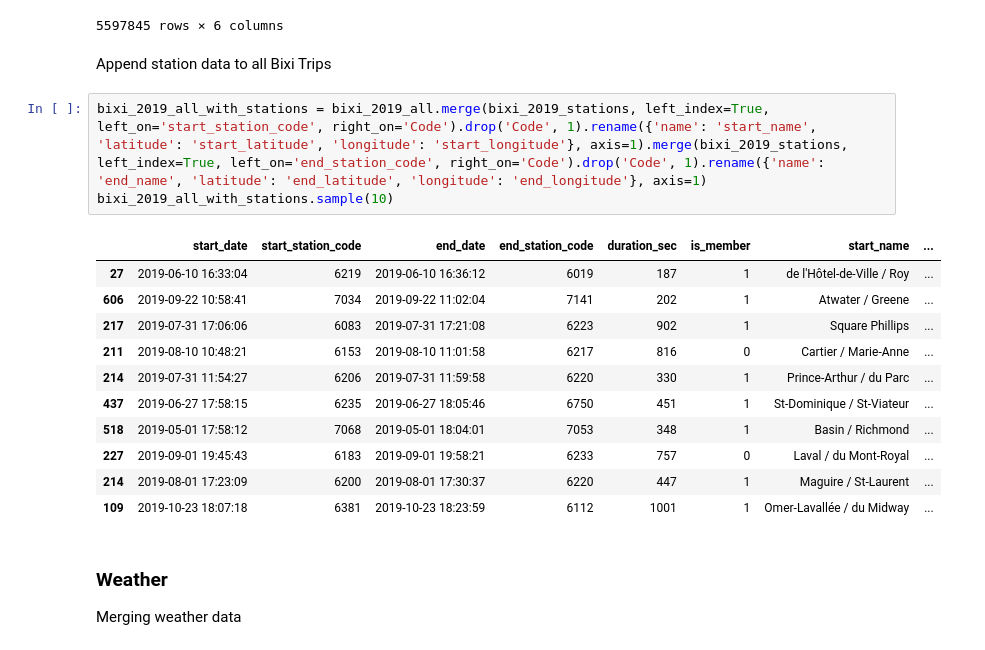
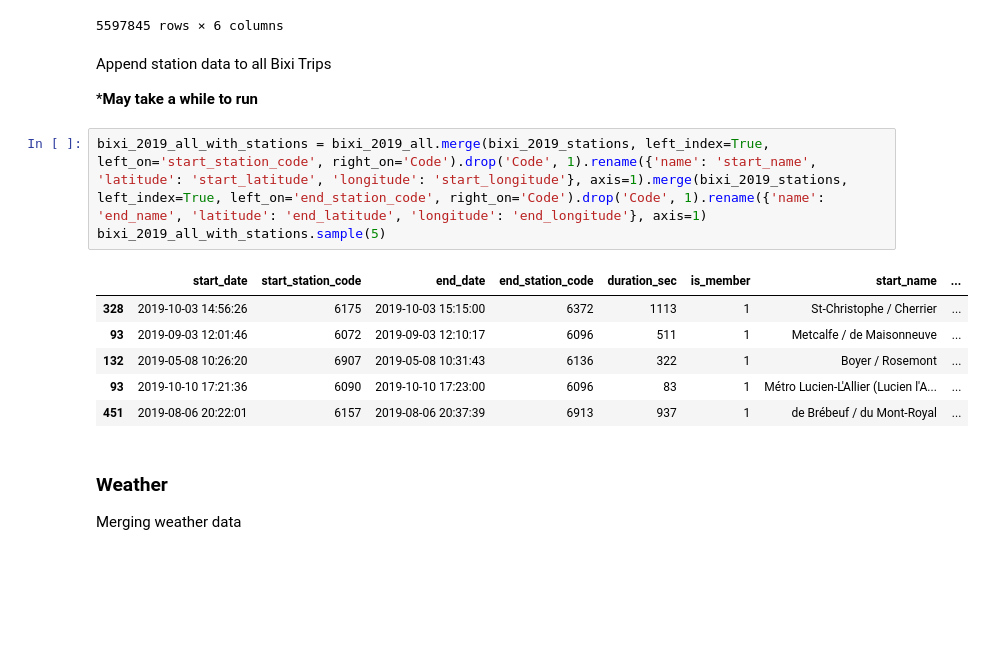
Before and after one commit to Star-Shopping/comp432-bixi-ml, a Jupyter notebook: BIXI.ipynb, the cells around one changed output. Cells and saved outputs as stored; diff of their text form; blank space fills up the shorter version.

```diff
--- a/BIXI.ipynb
+++ b/BIXI.ipynb
@@ -83,21 +84,18 @@ bixi_2019_all
 5597845 rows × 6 columns
 # %% [markdown]
 Append station data to all Bixi Trips
+
+***May take a while to run**
 # %%
 bixi_2019_all_with_stations = bixi_2019_all.merge(bixi_2019_stations, left_index=True, left_on='start_station_code', right_on='Code').drop('Code', 1).rename({'name': 'start_name', 'latitude': 'start_latitude', 'longitude': 'start_longitude'}, axis=1).merge(bixi_2019_stations, left_index=True, left_on='end_station_code', right_on='Code').drop('Code', 1).rename({'name': 'end_name', 'latitude': 'end_latitude', 'longitude': 'end_longitude'}, axis=1)
-bixi_2019_all_with_stations.sample(10)
+bixi_2019_all_with_stations.sample(5)
 # %% [output]
 |  | start_date | start_station_code | end_date | end_station_code | duration_sec | is_member | start_name | ... |
-| 27 | 2019-06-10 16:33:04 | 6219 | 2019-06-10 16:36:12 | 6019 | 187 | 1 | de l'Hôtel-de-Ville / Roy | ... |
-| 606 | 2019-09-22 10:58:41 | 7034 | 2019-09-22 11:02:04 | 7141 | 202 | 1 | Atwater / Greene | ... |
-| 217 | 2019-07-31 17:06:06 | 6083 | 2019-07-31 17:21:08 | 6223 | 902 | 1 | Square Phillips | ... |
-| 211 | 2019-08-10 10:48:21 | 6153 | 2019-08-10 11:01:58 | 6217 | 816 | 0 | Cartier / Marie-Anne | ... |
-| 214 | 2019-07-31 11:54:27 | 6206 | 2019-07-31 11:59:58 | 6220 | 330 | 1 | Prince-Arthur / du Parc | ... |
-| 437 | 2019-06-27 17:58:15 | 6235 | 2019-06-27 18:05:46 | 6750 | 451 | 1 | St-Dominique / St-Viateur | ... |
-| 518 | 2019-05-01 17:58:12 | 7068 | 2019-05-01 18:04:01 | 7053 | 348 | 1 | Basin / Richmond | ... |
-| 227 | 2019-09-01 19:45:43 | 6183 | 2019-09-01 19:58:21 | 6233 | 757 | 0 | Laval / du Mont-Royal | ... |
-| 214 | 2019-08-01 17:23:09 | 6200 | 2019-08-01 17:30:37 | 6220 | 447 | 1 | Maguire / St-Laurent | ... |
-| 109 | 2019-10-23 18:07:18 | 6381 | 2019-10-23 18:23:59 | 6112 | 1001 | 1 | Omer-Lavallée / du Midway | ... |
+| 328 | 2019-10-03 14:56:26 | 6175 | 2019-10-03 15:15:00 | 6372 | 1113 | 1 | St-Christophe / Cherrier | ... |
+| 93 | 2019-09-03 12:01:46 | 6072 | 2019-09-03 12:10:17 | 6096 | 511 | 1 | Metcalfe / de Maisonneuve | ... |
+| 132 | 2019-05-08 10:26:20 | 6907 | 2019-05-08 10:31:43 | 6136 | 322 | 1 | Boyer / Rosemont | ... |
+| 93 | 2019-10-10 17:21:36 | 6090 | 2019-10-10 17:23:00 | 6096 | 83 | 1 | Métro Lucien-L'Allier (Lucien l'A... | ... |
+| 451 | 2019-08-06 20:22:01 | 6157 | 2019-08-06 20:37:39 | 6913 | 937 | 1 | de Brébeuf / du Mont-Royal | ... |
 # %% [markdown]
 ### Weather
 
```
Also changed, not shown: parts of 13 cells of this notebook.
